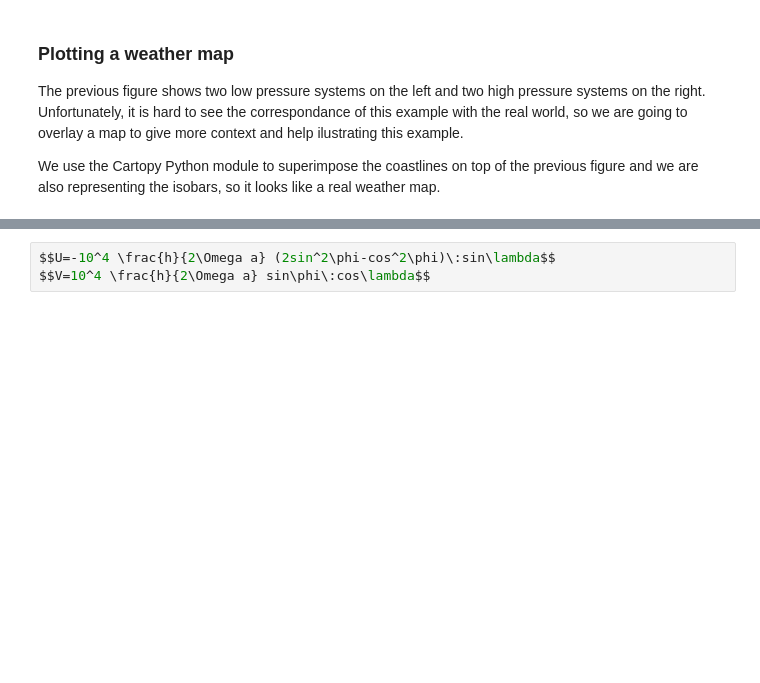
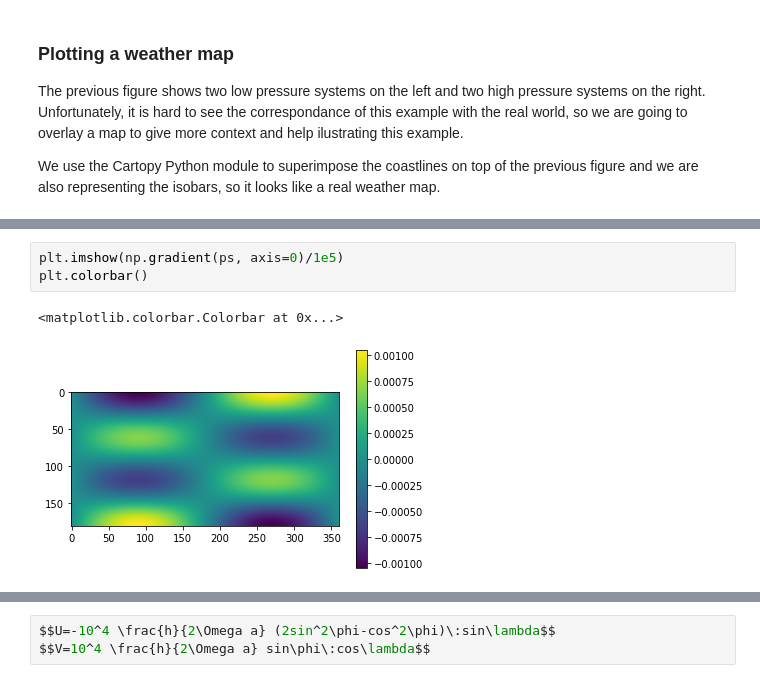
Before and after one commit to prl900/comp_physics, a Jupyter notebook: _notebooks/2021-05-11-wpnp.ipynb, the cells around one changed output, grey strips where cells are left out. Drawn from its saved outputs; the diff is of its cells as text; blank space fills up the shorter version.

```diff
--- a/_notebooks/2021-05-11-wpnp.ipynb
+++ b/_notebooks/2021-05-11-wpnp.ipynb
@@ -83,0 +115,6 @@ $$Ug=\frac{1}{\rho f_c} \frac{\Delta P}{\Delta x}$$
+# %%
+plt.imshow(np.gradient(ps, axis=0)/1e5)
+plt.colorbar()
+# %% [output]
+<matplotlib.colorbar.Colorbar at 0x...>
+[figure, added]
```
Also changed, not shown: parts of 8 cells of this notebook.
